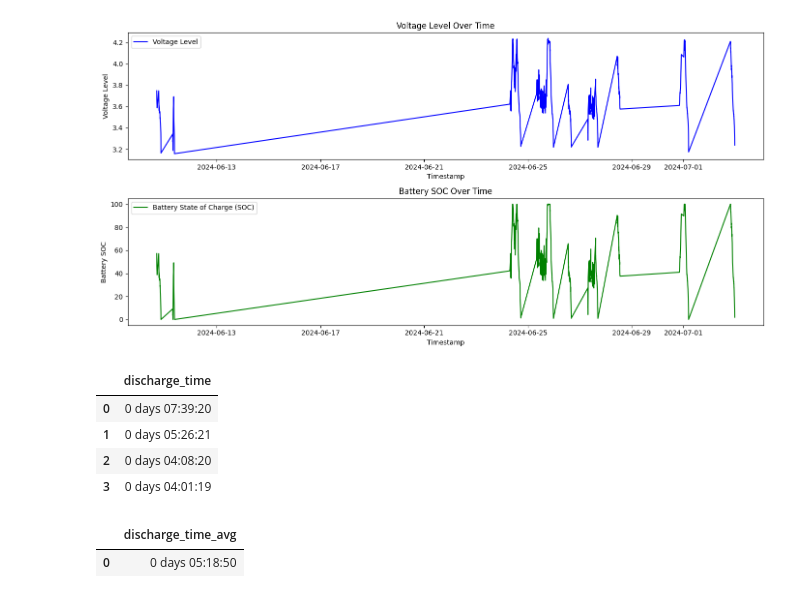
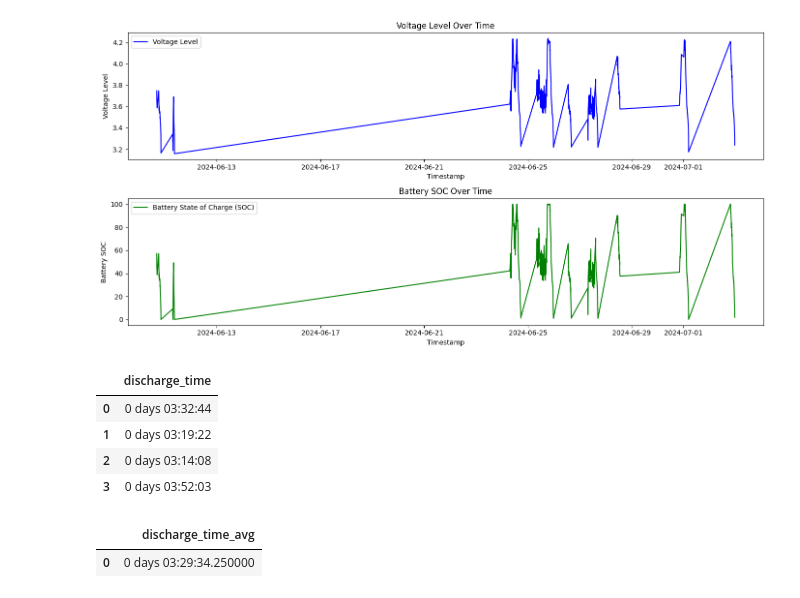
Before and after one commit to johalexander/subjective-self-tracking, a Jupyter notebook: prototype/code/visualisations/visualisations_battery.ipynb, the cells around one changed output. Cells and saved outputs as stored; diff of their text form; code cells hidden in the pictures.

```diff
--- a/prototype/code/visualisations/visualisations_battery.ipynb
+++ b/prototype/code/visualisations/visualisations_battery.ipynb
@@ -32,34 +32,44 @@ plt.show()
 [figure]
 # %%
 discharge_cycles = []
+cycle_data = []
 in_discharge = False
 start_time = None
 
 for idx, row in data_filtered.iterrows():
     soc = row['battery_soc']
-    if not in_discharge and soc >= 100:
+    if in_discharge:
+        current_cycle.append(row)
+        if soc >= 100: # If level returns to 100%, discard the data
+            in_discharge = False
+            start_time = None
+            current_cycle = []
+    if not in_discharge and soc >= 99:
         in_discharge = True
         start_time = row['timestamp']
+        current_cycle = []
+        current_cycle.append(row)
     elif in_discharge and soc < 2: # Write time is 3 minutes (180s), so leaving room for potential microcontroller blackout (<3.2V)
         end_time = row['timestamp']
         if start_time is not None:
             discharge_time = end_time - start_time
             discharge_cycles.append(discharge_time)
+            cycle_data.append(pd.DataFrame(current_cycle))
         in_discharge = False
         start_time = None
 
 discharge_df = pd.DataFrame(discharge_cycles, columns=['discharge_time'])
 display(discharge_df)
 
 discharge_time_avg = discharge_df['discharge_time'].mean()
 
 overview_df = pd.DataFrame({'discharge_time_avg': [discharge_time_avg]})
 display(overview_df)
 # %% [output]
 |  | discharge_time |
-| 0 | 0 days 07:39:20 |
-| 1 | 0 days 05:26:21 |
-| 2 | 0 days 04:08:20 |
-| 3 | 0 days 04:01:19 |
+| 0 | 0 days 03:32:44 |
+| 1 | 0 days 03:19:22 |
+| 2 | 0 days 03:14:08 |
+| 3 | 0 days 03:52:03 |
 |  | discharge_time_avg |
-| 0 | 0 days 05:18:50 |
+| 0 | 0 days 03:29:34.250000 |
```
Also changed, not shown: parts of 1 cell of this notebook.
